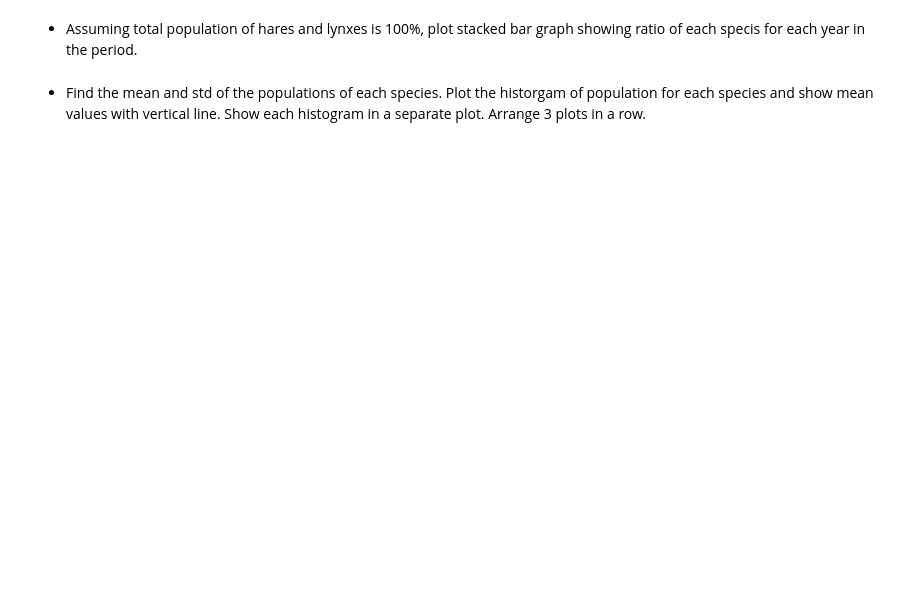
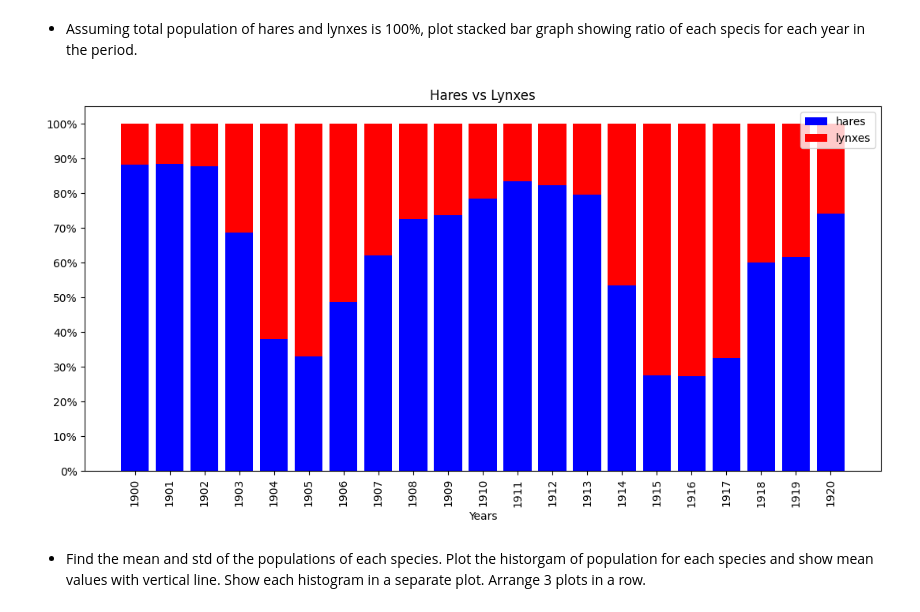
Before and after one commit to BerkimbaevRenat/Statprak, a Jupyter notebook: homework2/2_numpy+matplotlib.ipynb, the cells around one changed output. Cells and saved outputs as stored; diff of their text form; code cells hidden in the pictures; blank space fills up the shorter version.

```diff
--- a/homework2/2_numpy+matplotlib.ipynb
+++ b/homework2/2_numpy+matplotlib.ipynb
@@ -813,4 +875,17 @@ The data in [populations.txt](https://drive.google.com/file/d/1Bq7qVzbZIOd058Vob
 # %% [markdown]
 - Assuming total population of hares and lynxes is 100%, plot stacked bar graph showing ratio of each specis for each year in the period.
+# %%
+total_pop = hares+lynxes
+plt.figure(figsize=(13,6))
+plt.bar(years, hares/total_pop*100, color ="blue", label="hares")
+plt.bar(years, lynxes/total_pop*100, bottom=hares/total_pop*100, color ="red", label="lynxes")
+plt.yticks(range(0,101,10), labels=[f"{i}%" for i in range(0,101, 10)])
+plt.xticks(years, rotation=90)
+plt.xlabel("Years")
+plt.title("Hares vs Lynxes")
+plt.legend()
+plt.show()
+# %% [output]
+[figure, added]
 # %% [markdown]
 - Find the mean and std of the populations of each species. Plot the historgam of population for each species and show mean values with vertical line. Show each histogram in a separate plot. Arrange 3 plots in a row.
```
Also changed, not shown: parts of 9 cells of this notebook, 1 other file.
